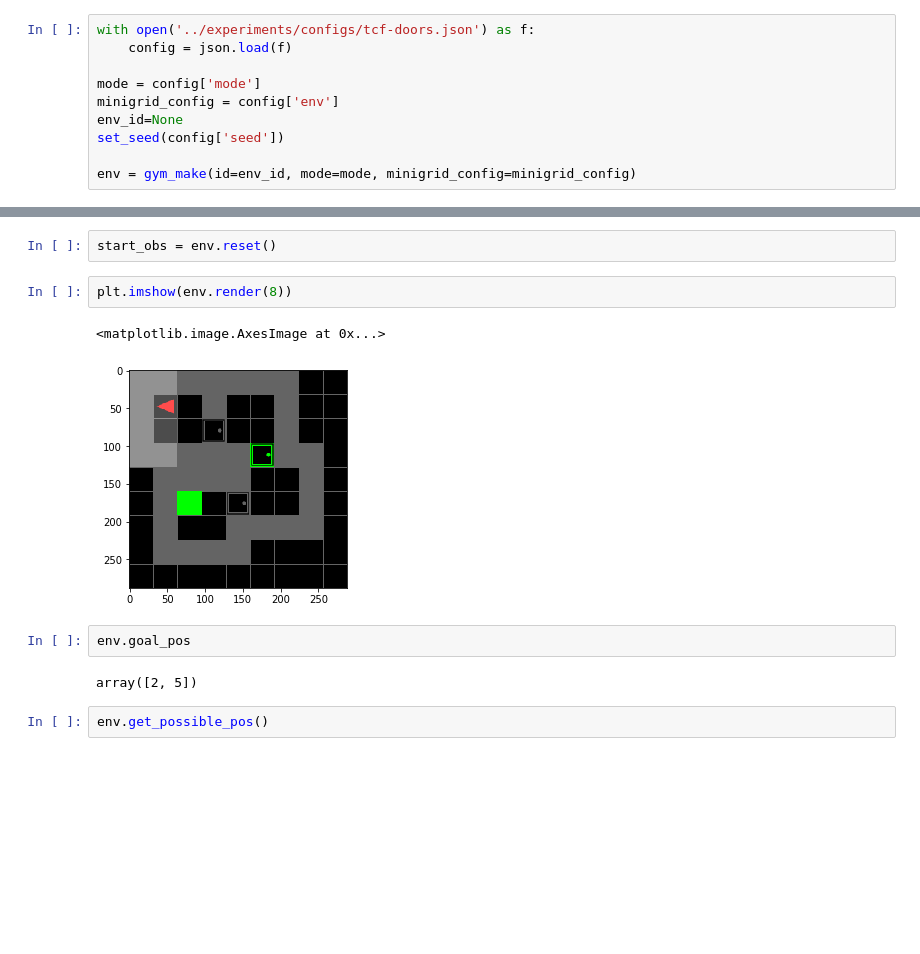
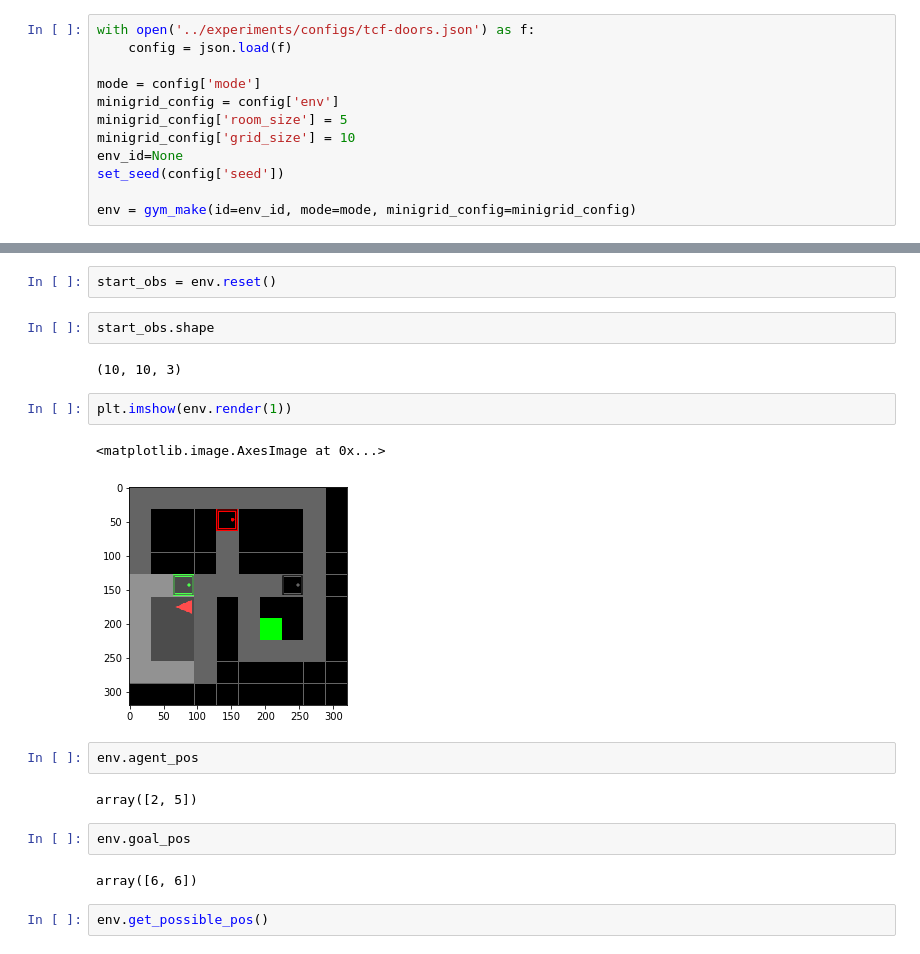
Before and after one commit to 2016choang/sfl, a Jupyter notebook: playground/new-envs.ipynb, the cells around one changed output, grey strips where cells are left out. Drawn from its saved outputs; the diff is of its cells as text; blank space fills up the shorter version.

```diff
--- a/playground/new-envs.ipynb
+++ b/playground/new-envs.ipynb
@@ -38,6 +38,8 @@ with open('../experiments/configs/tcf-doors.json') as f:
 
 mode = config['mode']
 minigrid_config = config['env']
+minigrid_config['room_size'] = 5
+minigrid_config['grid_size'] = 10
 env_id=None
 set_seed(config['seed'])
 
@@ -46,15 +48,23 @@ env = gym_make(id=env_id, mode=mode, minigrid_config=minigrid_config)
 using seed 333
 # %%
 start_obs = env.reset()
+# %%
+start_obs.shape
+# %% [output]
+(10, 10, 3)
 # %%
-plt.imshow(env.render(8))
+plt.imshow(env.render(1))
 # %% [output]
 <matplotlib.image.AxesImage at 0x...>
-[figure, old version]
+[figure, new version]
+# %%
+env.agent_pos
+# %% [output]
+array([2, 5])
 # %%
 env.goal_pos
 # %% [output]
-array([2, 5])
+array([6, 6])
 # %%
 env.get_possible_pos()
 # %% [output]
```
Also changed, not shown: parts of 2 cells of this notebook, 5 other files.
